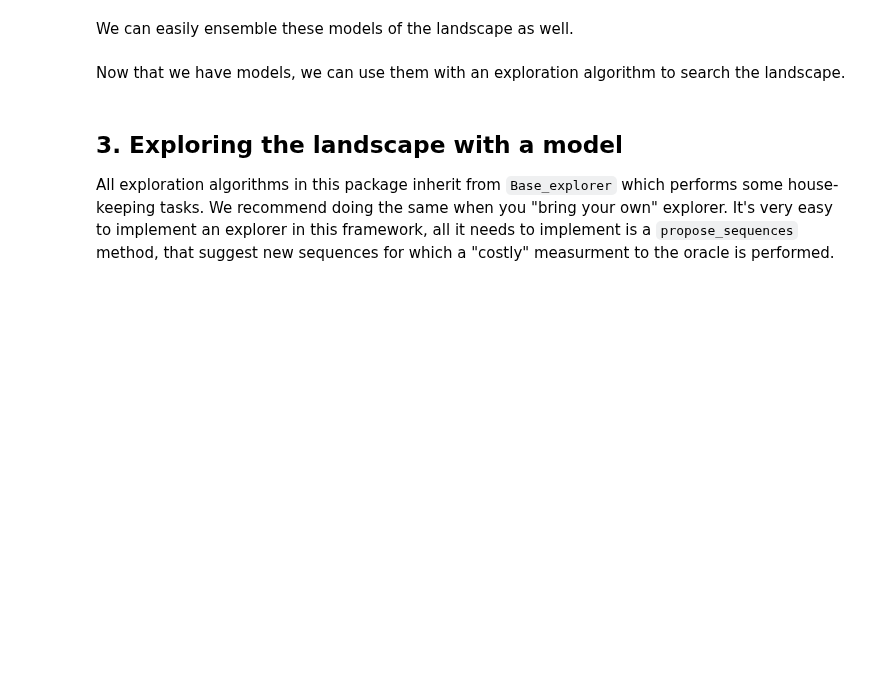
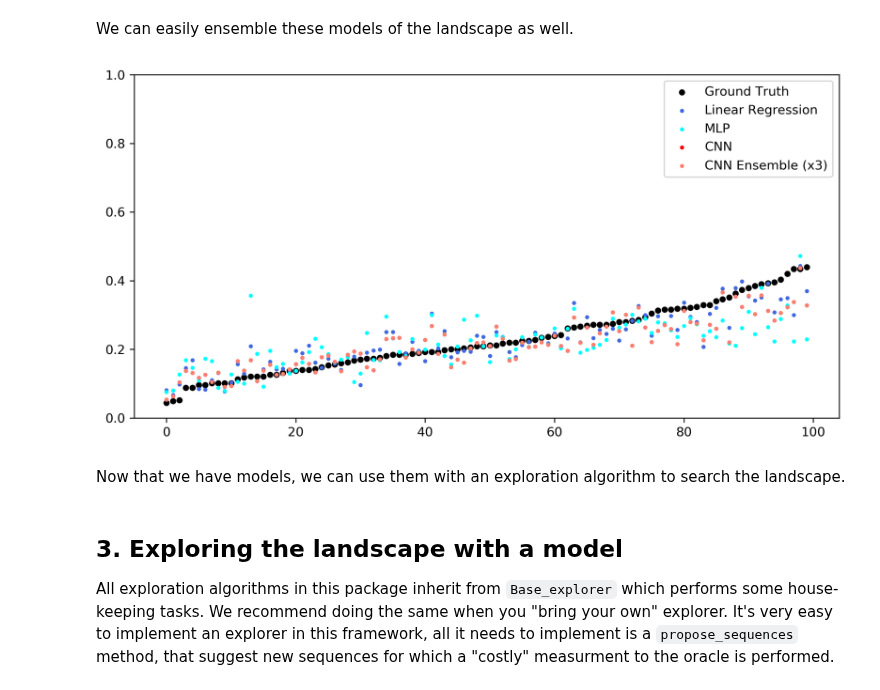
Before and after one commit to samsinai/FLEXS, a Jupyter notebook: examples/Tutorial.ipynb, the cells around one changed output. Saved outputs shown, nothing was run; the diff lists cells and outputs as text; code cells hidden in the pictures; blank space fills up the shorter version.

```diff
--- a/examples/Tutorial.ipynb
+++ b/examples/Tutorial.ipynb
@@ -213,29 +228,22 @@ ensemble.reset(training_sequences)
+# %%
+cnn_ensemble = flsd.Ensemble([cnn, cnn, cnn])
+cnn_ensemble_preds = cnn_ensemble.get_fitness(val_x)
 # %%
-plt.figure(figsize=(12,5),dpi=300)
-test_sequences = list(set([generate_random_mutant(wt,0.5, RNA_alphabet) for i in range(0,100)]))
-lnn_preds = []
-gnn_preds = []
-cnn_preds = []
-real_fitnesses = []
-all_fitnesses = [ ]
-for sequence in test_sequences:
-    all_fitnesses.append((landscape_oracle.get_fitness(sequence),ensemble.get_fitness_distribution(sequence), ensemble.get_fitness(sequence)))
+plt.figure(figsize=(10,5), dpi=300)
 
-all_fitnesses = sorted(all_fitnesses)
-lnn_preds = [x[1][0] for x in all_fitnesses]
-gnn_preds = [x[1][1] for x in all_fitnesses]
-cnn_preds = [x[1][2] for x in all_fitnesses]
-ensemble_preds = [x[2] for x in all_fitnesses]
+sort_order = np.argsort(val_y[:100])
 
-real_fitnesses = [x[0] for x in all_fitnesses]
+plt.scatter(range(len(sort_order)), val_y[sort_order], c="k", s=15, label="Ground Truth")
+plt.scatter(range(len(sort_order)), linear_model_preds[sort_order], c="royalblue", s=5, label="Linear Regression")
+plt.scatter(range(len(sort_order)), mlp_preds[sort_order], c="cyan", s=5, label="MLP")
+plt.scatter(range(len(sort_order)), cnn_preds[sort_order], c="red", s=5, label="CNN")
+plt.scatter(range(len(sort_order)), cnn_ensemble_preds[sort_order], c="salmon", s=5, label="CNN Ensemble (x3)")
 
-plt.scatter(range(len(test_sequences)), real_fitnesses,c="k", s=15, label="ground_truth")
-plt.scatter(range(len(test_sequences)), lnn_preds, c="royalblue",s=5,label="linear_model")
-plt.scatter(range(len(test_sequences)), gnn_preds, c="cyan",s=5,label="non-linear_model")
-plt.scatter(range(len(test_sequences)), cnn_preds, c="red",s=5,label="cnn_model")
-plt.scatter(range(len(test_sequences)), ensemble_preds, c="salmon",s=5,label="ensemble_model")
 plt.legend()
-plt.ylim(0,1)
+plt.ylim(0, 1)
+plt.show()
+# %% [output]
+[figure, added]
 # %% [markdown]
 Now that we have models, we can use them with an exploration algorithm to search the landscape.
 # %% [markdown]
```
Also changed, not shown: parts of 49 cells of this notebook, 51 other files.
